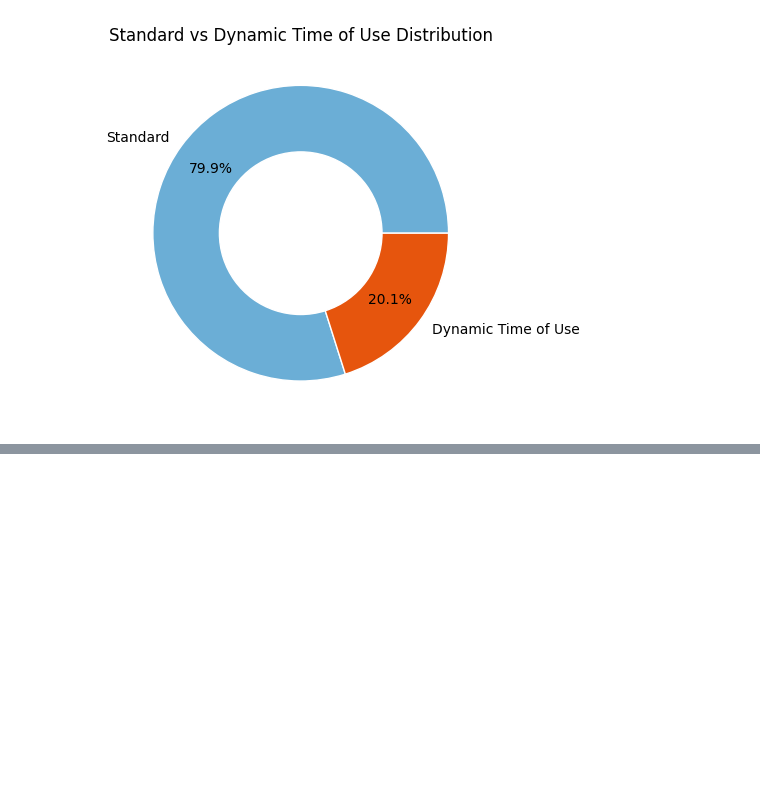
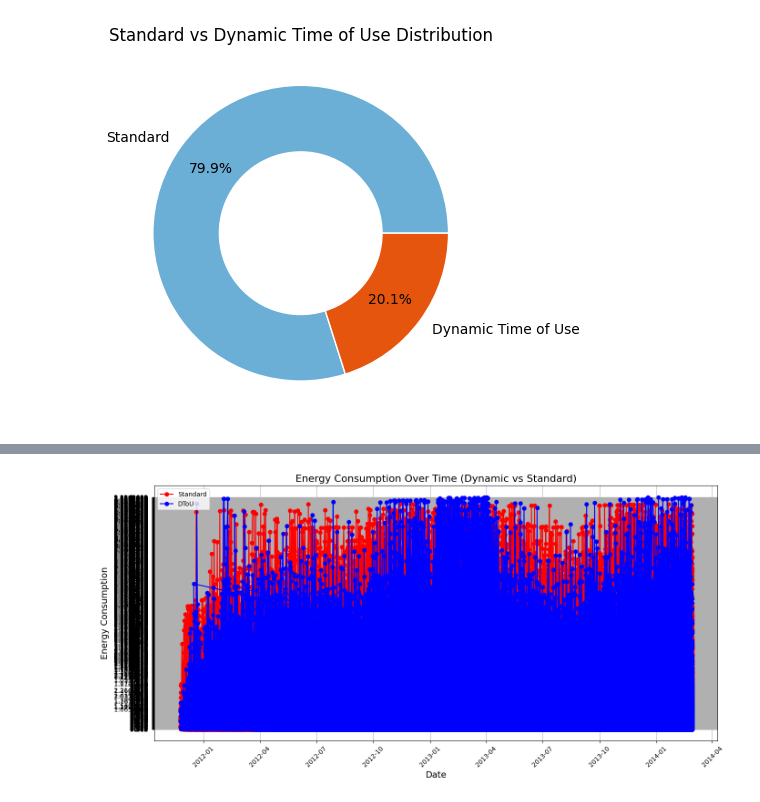
Before and after one commit to asgharlaib/Project_v1, a Jupyter notebook: Project.ipynb, the cells around one changed output, grey strips where cells are left out. Cells and saved outputs as stored; diff of their text form; code cells hidden in the pictures; blank space fills up the shorter version.

```diff
--- a/Project.ipynb
+++ b/Project.ipynb
@@ -131,0 +141,10 @@ Text(0.5, 1.0, 'Standard vs Dynamic Time of Use Distribution')
+# %%
+# Convert the 'DateTime' column to datetime type
+df_8am['DateTime'] = pd.to_datetime(df_8am['DateTime'])
+
+# Extract the date and time into separate columns
+df_8am['Date'] = df_8am['DateTime'].dt.date
+df_8am['Time'] = df_8am['DateTime'].dt.time
+
+# Display the first few rows to verify
+print(df_8am.head())
@@ -131,0 +180,25 @@ Text(0.5, 1.0, 'Standard vs Dynamic Time of Use Distribution')
+# %%
+# Filter for dynamic and standard pricing
+df_dynamic = df_8am[df_8am['stdorToU'] == 'ToU']
+df_standard = df_8am[df_8am['stdorToU'] == 'Std']
+
+# Set the 'date' column as the index for both DataFrames
+df_dynamic.set_index('DateTime', inplace=True)
+df_standard.set_index('DateTime', inplace=True)
+print(df_standard.head())
+# Plot the data
+plt.figure(figsize=(14, 7))
+plt.plot(df_standard.index, df_standard['KWH/hh (per half hour) '], marker='o', linestyle='-', color='r', label='Standard')
+plt.plot(df_dynamic.index, df_dynamic['KWH/hh (per half hour) '], marker='o', linestyle='-', color='b', label='DToU')
+# Formatting the plot
+plt.title('Energy Consumption Over Time (Dynamic vs Standard)', fontsize=16)
+plt.xlabel('Date', fontsize=14)
+plt.ylabel('Energy Consumption', fontsize=14)
+plt.legend()
+plt.xticks(rotation=45)
+plt.grid(True)
+plt.tight_layout()
+
+# Show the plot
+plt.show()
+# %% [output]
@@ -131,0 +220 @@ Text(0.5, 1.0, 'Standard vs Dynamic Time of Use Distribution')
+[figure, added]
```
Also changed, not shown: parts of 8 cells of this notebook.
